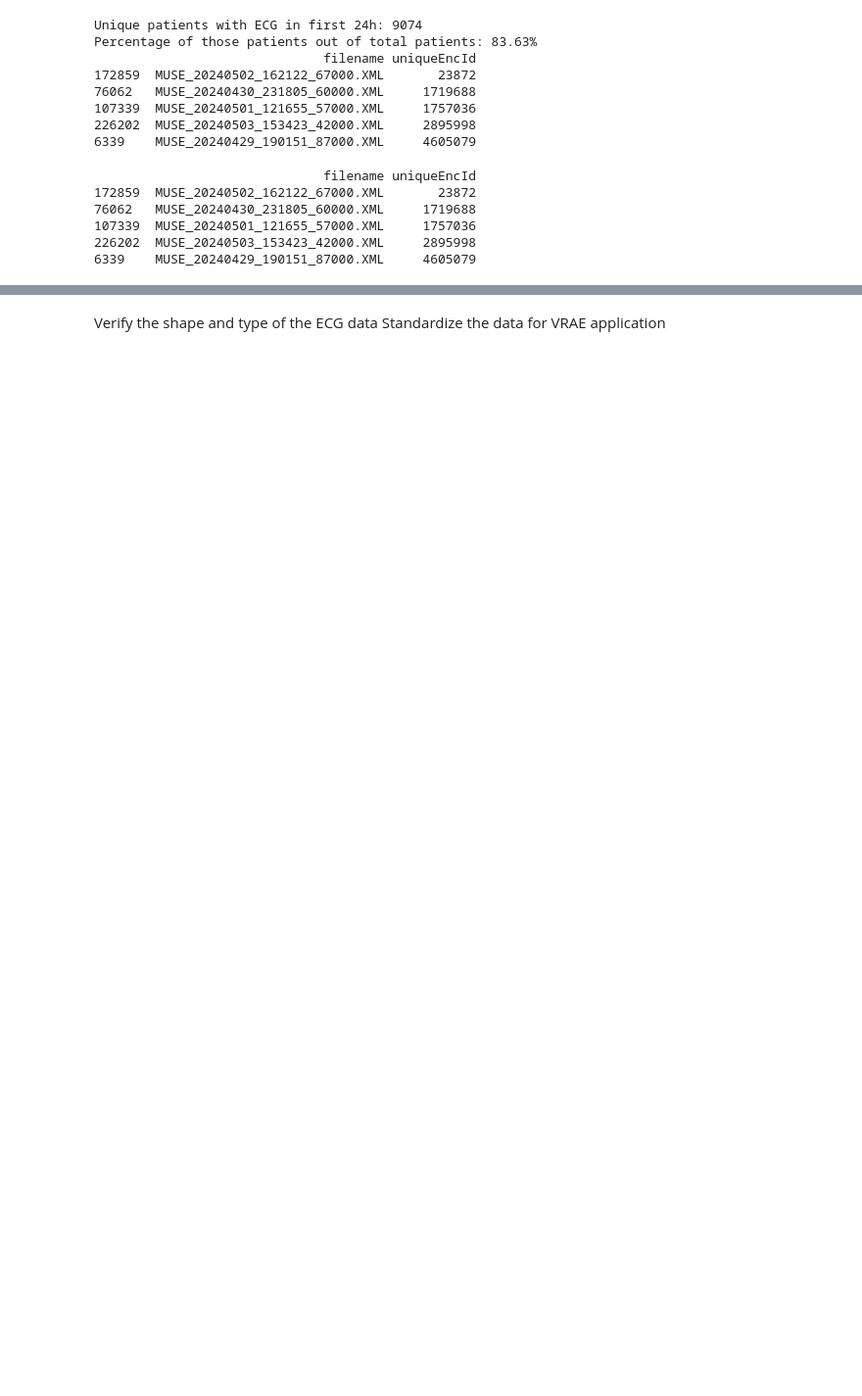
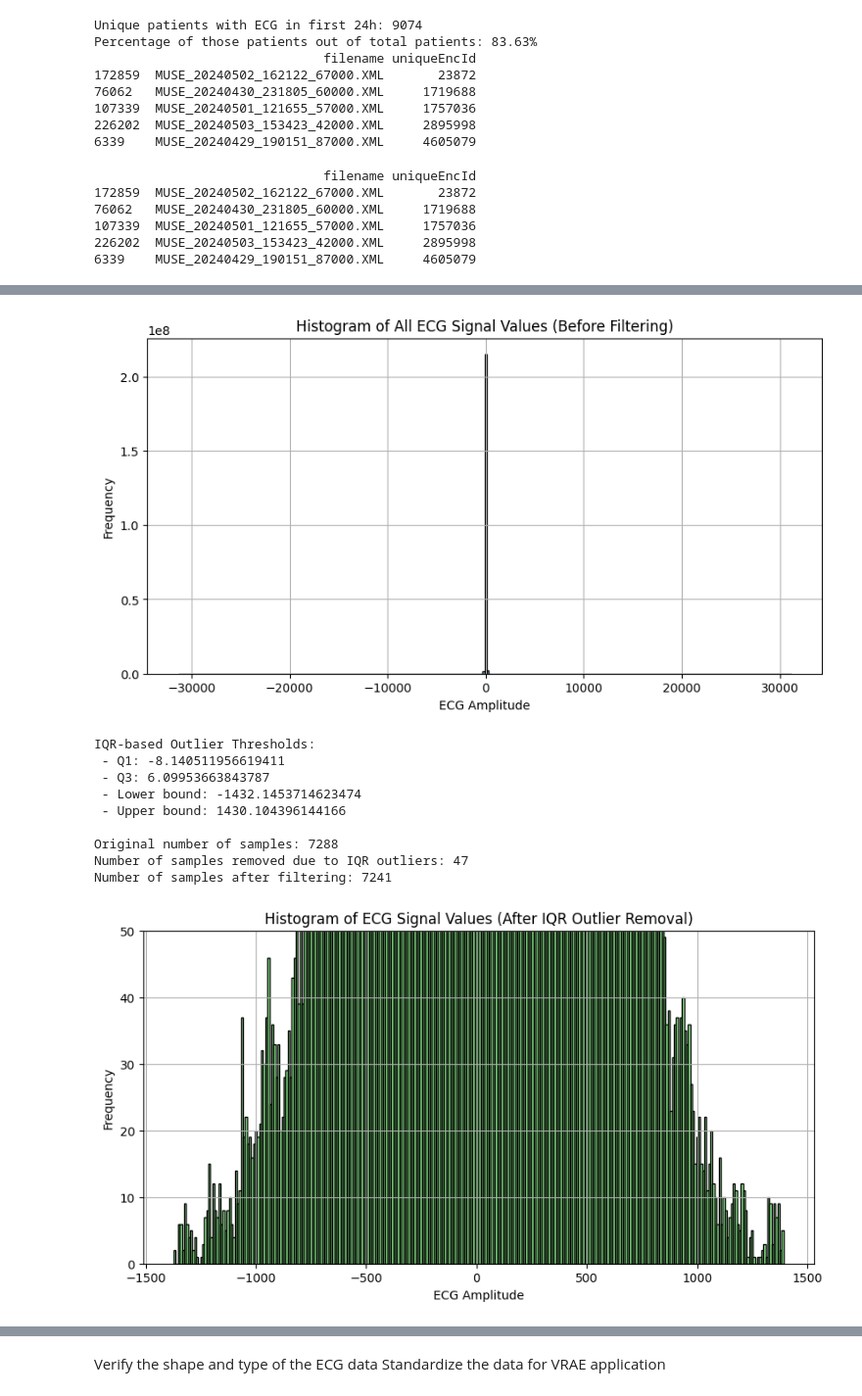
Before and after one commit to pdbn/MUMC-Thesis-Project, a Jupyter notebook: ECG loading scripts/scripts/ECGfinal.ipynb, the cells around one changed output, grey strips where cells are left out. Shown at 98% size. Drawn from its saved outputs; the diff is of its cells as text; code cells hidden in the pictures; blank space fills up the shorter version.

```diff
--- a/ECG loading scripts/scripts/ECGfinal.ipynb
+++ b/ECG loading scripts/scripts/ECGfinal.ipynb
@@ -388,3 +338,83 @@ Number of samples after filtering: 1
+# %%
+from sklearn.preprocessing import StandardScaler
+
+# Flatten and concatenate all values
+all_ecg_values = np.concatenate(x_ecg)
+flattened_values = np.ravel(all_ecg_values)
+
+# --- Histogram BEFORE filtering ---
+plt.figure(figsize=(10, 5))
+plt.hist(flattened_values, bins=300, color='skyblue', edgecolor='black')
+plt.title('Histogram of All ECG Signal Values (Before Filtering)')
+plt.xlabel('ECG Amplitude')
+plt.ylabel('Frequency')
+plt.grid(True)
+plt.show()
+
+# --- IQR Outlier Filtering ---
+Q1 = np.nanpercentile(flattened_values, 25)
+Q3 = np.nanpercentile(flattened_values, 75)
+IQR = Q3 - Q1
+lower_bound = Q1 - 100 * IQR
+upper_bound = Q3 + 100* IQR
+
+print(f"IQR-based Outlier Thresholds:")
+print(f" - Q1: {Q1}")
+print(f" - Q3: {Q3}")
+print(f" - Lower bound: {lower_bound}")
+print(f" - Upper bound: {upper_bound}")
+
+# Remove samples with any value outside the IQR bounds
+original_count = x_ecg.shape[0]
+mask = np.array([
+    np.all((sample >= lower_bound) & (sample <= upper_bound))
+    for sample in x_ecg
+])
+x_ecg_filtered = x_ecg[mask]
+
+removed_count = original_count - x_ecg_filtered.shape[0]
+print(f"\nOriginal number of samples: {original_count}")
+print(f"Number of samples removed due to IQR outliers: {removed_count}")
+print(f"Number of samples after filtering: {x_ecg_filtered.shape[0]}")
+
+# Override x_ecg with x_ecg_filtered
+x_ecg = x_ecg_filtered.copy()
+
+# --- Histogram AFTER filtering ---
+flattened_filtered = np.ravel(np.concatenate(x_ecg_filtered))
+
+plt.figure(figsize=(10, 5))
+plt.hist(flattened_filtered, bins=300, color='lightgreen', edgecolor='black')
+plt.title('Histogram of ECG Signal Values (After IQR Outlier Removal)')
+plt.xlabel('ECG Amplitude')
+plt.ylabel('Frequency')
+plt.ylim(top=50)
+plt.grid(True)
+plt.show()
+
+
+
+# Scale (standardise) data
+scaler = StandardScaler()
+
+x_ecg_shape = x_ecg.shape # Determine shape
+
+x_ecg = np.reshape(
+    scaler.fit_transform(np.reshape(
+        x_ecg,(x_ecg_shape[0] * 2500, 12))
+        ), x_ecg_shape)
+# %% [output]
+[figure, added]
+IQR-based Outlier Thresholds:
+ - Q1: -8.140511956619411
+ - Q3: 6.09953663843787
+ - Lower bound: -1432.1453714623474
+ - Upper bound: 1430.104396144166
+
+Original number of samples: 7288
+Number of samples removed due to IQR outliers: 47
+Number of samples after filtering: 7241
+[figure, added]
 # %%
 # Select numeric ECG features
 ecg_intervals = ["VentricularRate", "AtrialRate", "PRInterval", "QRSDuration", "QTInterval", "QTCorrected", "PAxis", "RAxis", "TAxis", "QRSCount"]
```
Also changed, not shown: parts of 25 cells of this notebook.
